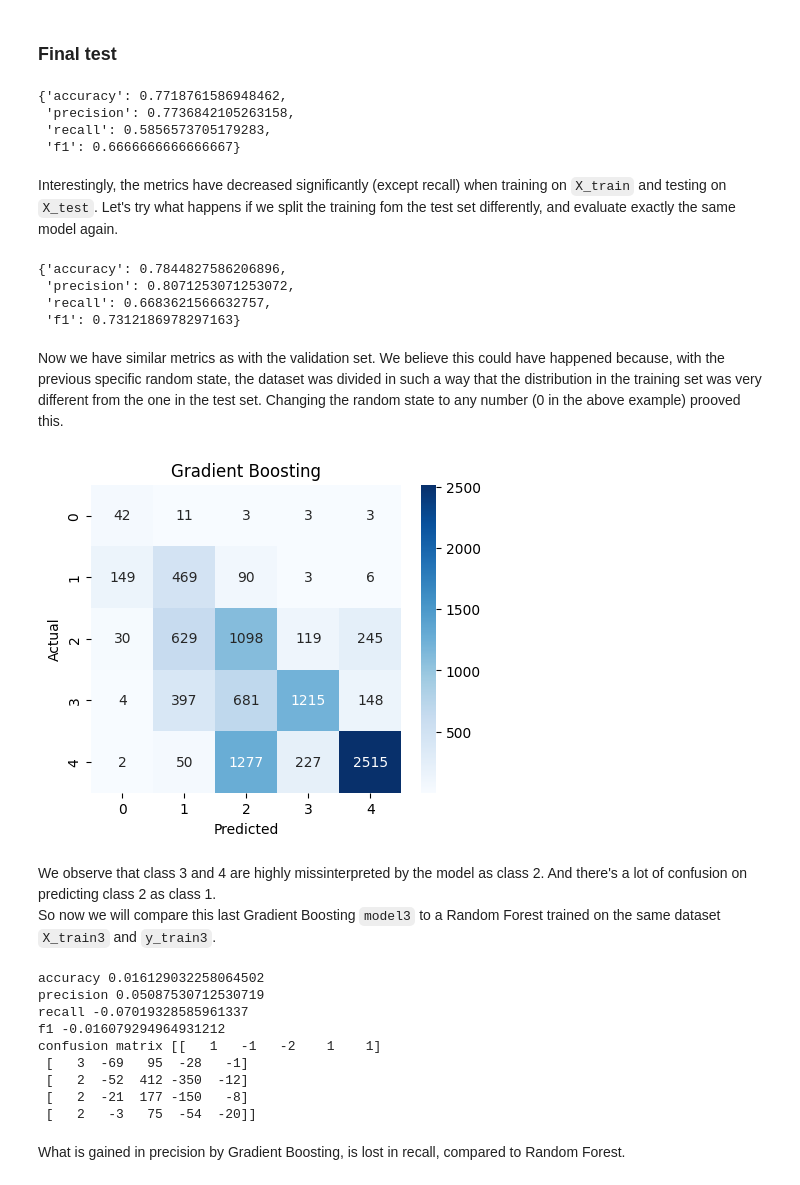
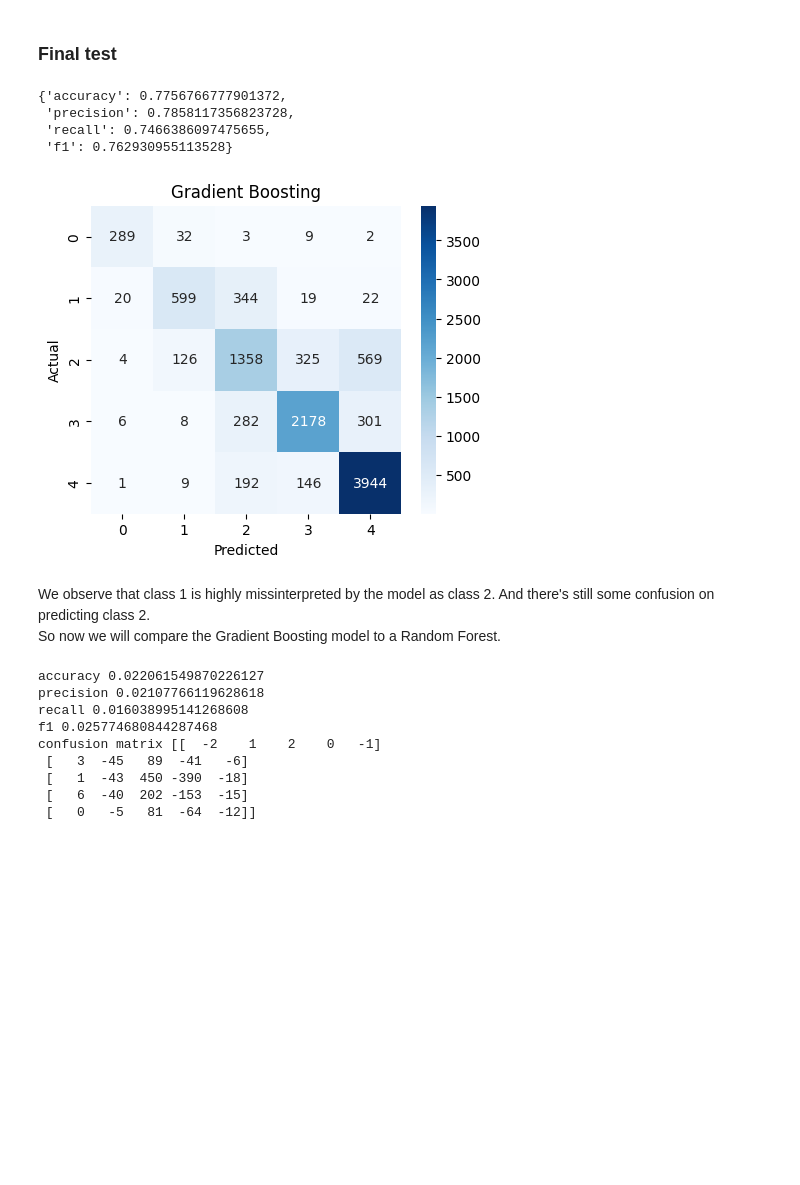
Before and after one commit to Pikurrot/ml-project-uab, a Jupyter notebook: analysis_gb.ipynb, the cells around one changed output. Saved outputs shown, nothing was run; the diff lists cells and outputs as text; code cells hidden in the pictures; blank space fills up the shorter version.

Commit message:
Rerun gradient boosting analysis

```diff
--- a/analysis_gb.ipynb
+++ b/analysis_gb.ipynb
@@ -202,61 +215,45 @@ Same as with Random Forest and AdaBoost, if Gradient Boosting could generalize w
 ### Final test
 # %%
 X_train, X_test, y_train, y_test = utils.preprocessing_LS(df)
-model1 = GradBoost(criterion="squared_error", max_depth=7)
+model1 = GradBoost(criterion="squared_error", max_depth=7, n_estimators=200)
 model1.fit(X_train, y_train)
 model1.compute_metrics(X_test, y_test)
 # %% [output]
-{'accuracy': 0.7718761586948462,
- 'precision': 0.7736842105263158,
- 'recall': 0.5856573705179283,
- 'f1': 0.6666666666666667}
+{'accuracy': 0.7756766777901372,
+ 'precision': 0.7858117356823728,
+ 'recall': 0.7466386097475655,
+ 'f1': 0.762930955113528}
-# %% [markdown]
-Interestingly, the metrics have decreased significantly (except recall) when training on `X_train` and testing on `X_test`. Let's try what happens if we split the training fom the test set differently, and evaluate exactly the same model again.
-# %%
-X_train3, X_test3, y_train3, y_test3 = utils.preprocessing_LS(df, random_state=0)
-model3 = GradBoost(criterion="squared_error", max_depth=7)
-model3.fit(X_train3, y_train3)
-model3.compute_metrics(X_test3, y_test3)
-# %% [output]
-{'accuracy': 0.7844827586206896,
- 'precision': 0.8071253071253072,
- 'recall': 0.6683621566632757,
- 'f1': 0.7312186978297163}
-# %% [markdown]
-Now we have similar metrics as with the validation set. We believe this could have happened because, with the previous specific random state, the dataset was divided in such a way that the distribution in the training set was very different from the one in the test set. Changing the random state to any number (0 in the above example) prooved this.
 # %%
 import matplotlib.pyplot as plt
 import seaborn as sns
 
-conf_mat = model3.conf_matrix(X_test, y_test)
+conf_mat = model1.conf_matrix(X_test, y_test)
 plt.figure(figsize=(5, 4))
 sns.heatmap(conf_mat, annot=True, fmt="d", cmap="Blues")
 plt.title("Gradient Boosting")
 plt.xlabel("Predicted")
 plt.ylabel("Actual")
 plt.show()
 # %% [output]
-[figure, old version]
+[figure, new version]
 # %% [markdown]
-We observe that class 3 and 4 are highly missinterpreted by the model as class 2. And there's a lot of confusion on predicting class 2 as class 1.
-So now we will compare this last Gradient Boosting `model3` to a Random Forest trained on the same dataset `X_train3` and `y_train3`.
+We observe that class 1 is highly missinterpreted by the model as class 2. And there's still some confusion on predicting class 2.
+So now we will compare the Gradient Boosting model to a Random Forest.
 # %%
 from src.randomforest import RandomForest
 model2 = RandomForest(n_estimators=100, max_depth=16, bootstrap=True, class_weight="balanced")
-model2.fit(X_train3, y_train3)
-diff = model3.compare(model2, X_test3, y_test3)
+model2.fit(X_train, y_train)
+diff = model1.compare(model2, X_test, y_test)
 # %% [output]
-accuracy 0.016129032258064502
-precision 0.05087530712530719
-recall -0.07019328585961337
-f1 -0.016079294964931212
-confusion matrix [[   1   -1   -2    1    1]
- [   3  -69   95  -28   -1]
- [   2  -52  412 -350  -12]
- [   2  -21  177 -150   -8]
- [   2   -3   75  -54  -20]]
+accuracy 0.022061549870226127
+precision 0.02107766119628618
+recall 0.016038995141268608
+f1 0.025774680844287468
+confusion matrix [[  -2    1    2    0   -1]
+ [   3  -45   89  -41   -6]
+ [   1  -43  450 -390  -18]
+ [   6  -40  202 -153  -15]
+ [   0   -5   81  -64  -12]]
-# %% [markdown]
-What is gained in precision by Gradient Boosting, is lost in recall, compared to Random Forest.
 # %%
 import numpy as np
 
```
Also changed, not shown: parts of 13 cells of this notebook.
